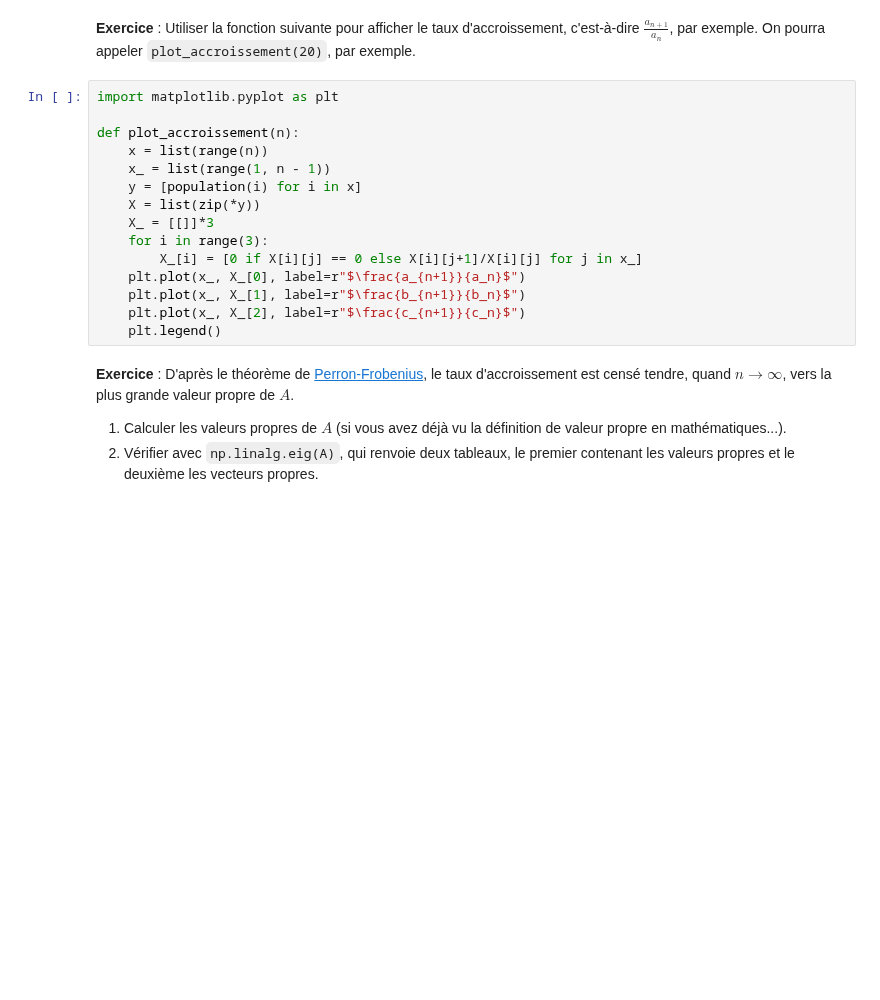
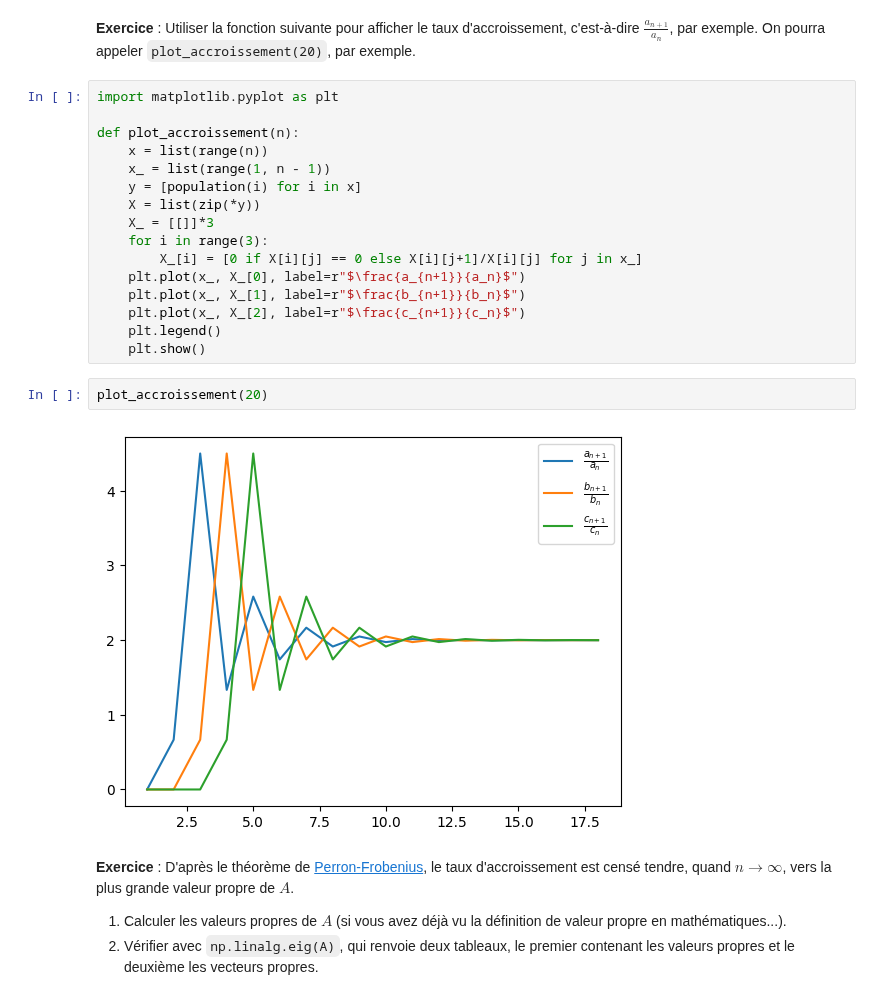
Before and after one commit to cpge-itc/bcpst2, a Jupyter notebook: files/dl/bcpst/3_population/population.ipynb, the cells around one changed output. Cells and saved outputs as stored; diff of their text form; blank space fills up the shorter version.

```diff
--- a/files/dl/bcpst/3_population/population.ipynb
+++ b/files/dl/bcpst/3_population/population.ipynb
@@ -200,6 +290,11 @@ def plot_accroissement(n):
     plt.plot(x_, X_[1], label=r"$\frac{b_{n+1}}{b_n}$")
     plt.plot(x_, X_[2], label=r"$\frac{c_{n+1}}{c_n}$")
     plt.legend()
+    plt.show()
+# %%
+plot_accroissement(20)
+# %% [output]
+[figure, added]
 # %% [markdown]
 **Exercice** : D'après le théorème de [Perron-Frobenius](https://fr.wikipedia.org/wiki/Th%C3%A9or%C3%A8me_de_Perron-Frobenius), le taux d'accroissement est censé tendre, quand $n \longrightarrow \infty$, vers la plus grande valeur propre de $A$.
 1. Calculer les valeurs propres de $A$ (si vous avez déjà vu la définition de valeur propre en mathématiques...).
```
Also changed, not shown: parts of 18 cells of this notebook.
